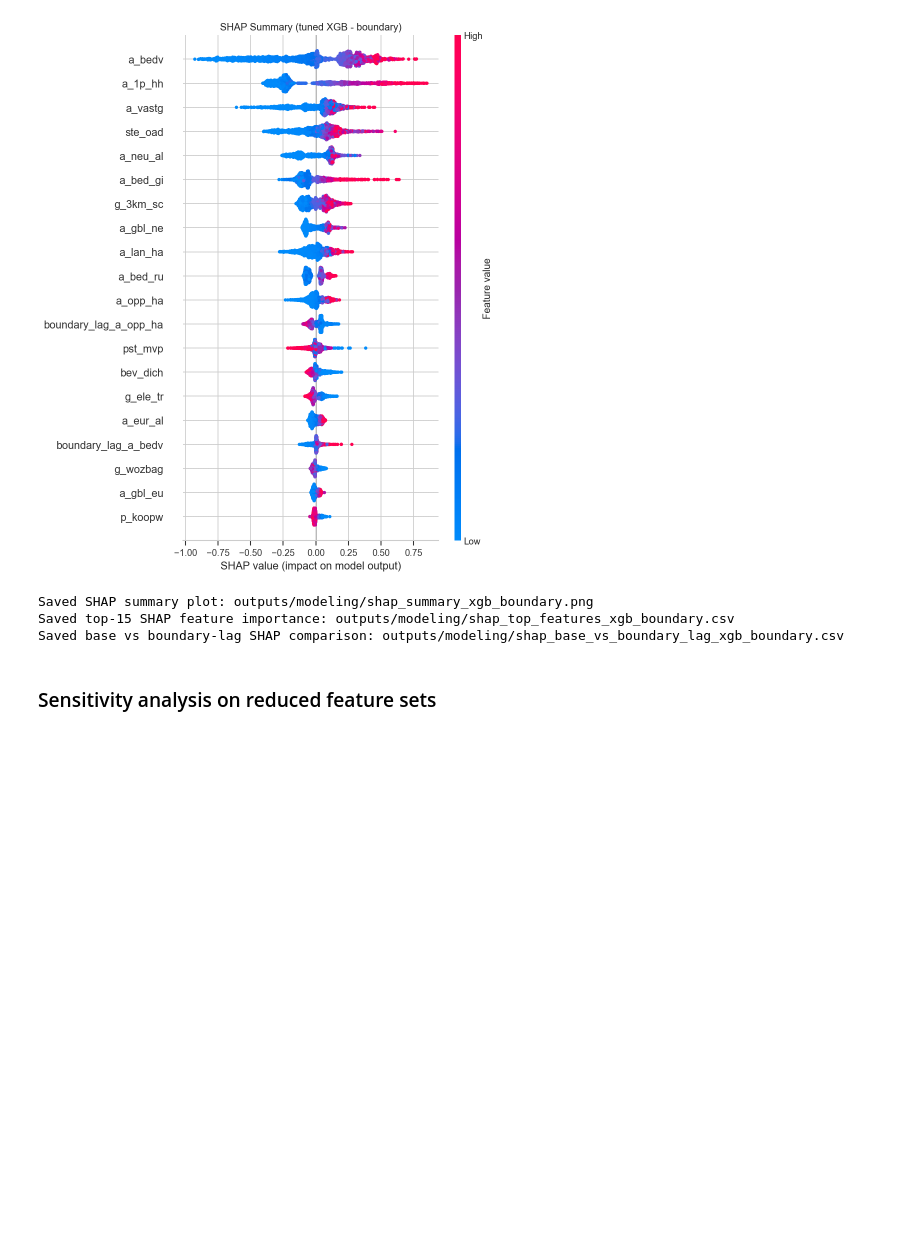
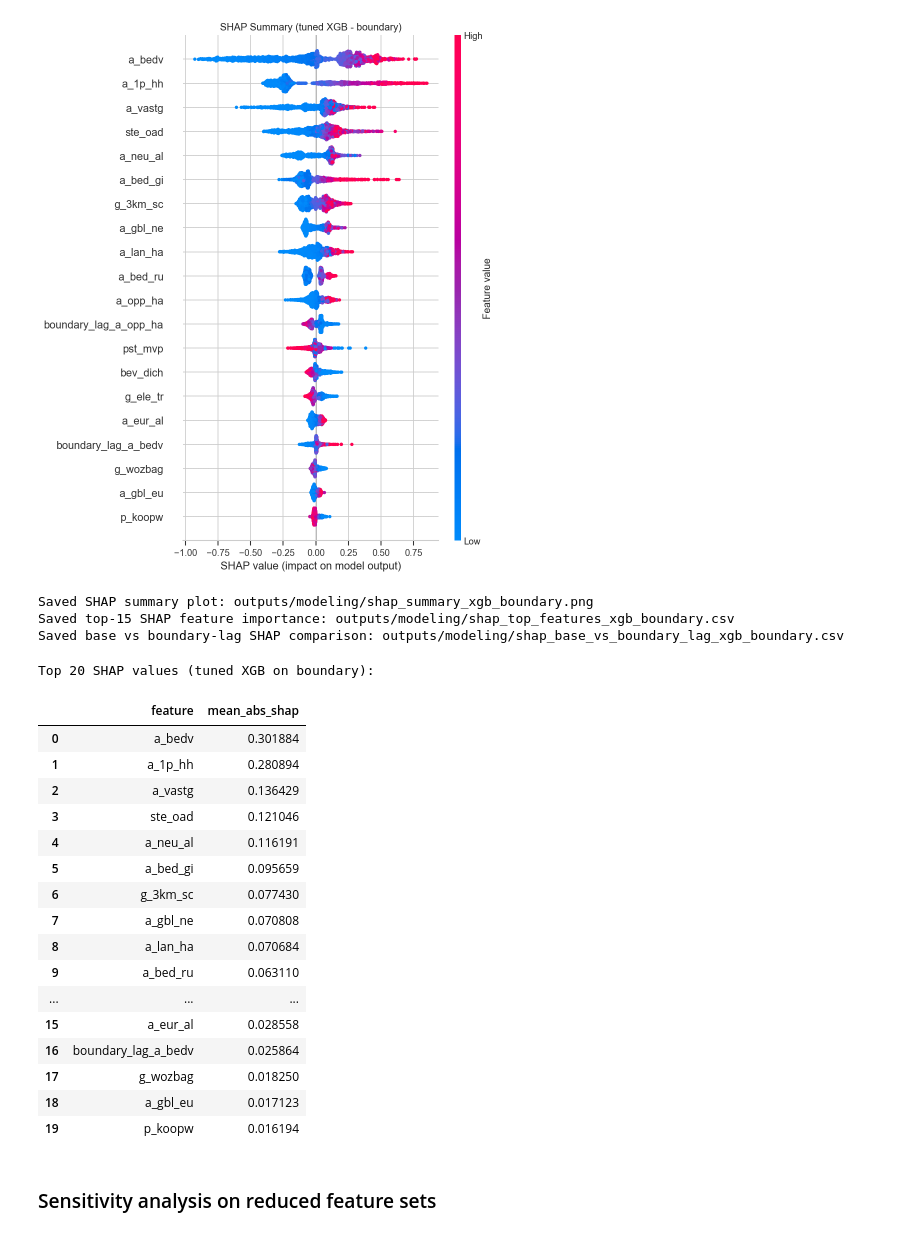
Before and after one commit to aukehilbrands/thesis, a Jupyter notebook: 3_modeling_and_analysis.ipynb, the cells around one changed output. Drawn from its saved outputs; the diff is of its cells as text; code cells hidden in the pictures; blank space fills up the shorter version.

```diff
--- a/3_modeling_and_analysis.ipynb
+++ b/3_modeling_and_analysis.ipynb
@@ -1205,6 +1206,37 @@ Saved SHAP feature importance: outputs/modeling/shap_importance_xgb_boundary.csv
 Saved SHAP summary plot: outputs/modeling/shap_summary_xgb_boundary.png
 Saved top-15 SHAP feature importance: outputs/modeling/shap_top_features_xgb_boundary.csv
 Saved base vs boundary-lag SHAP comparison: outputs/modeling/shap_base_vs_boundary_lag_xgb_boundary.csv
+# %%
+# Print the top 20 SHAP values for the best-performing model as a table (tuned XGB on boundary, if available)
+try:
+    best_shap_path = MODEL_OUT_DIR / "shap_importance_xgb_boundary.csv"
+    if best_shap_path.exists():
+        shap_df = pd.read_csv(best_shap_path)
+        print("Top 20 SHAP values (tuned XGB on boundary):")
+        display(shap_df.head(20))
+    else:
+        print("SHAP importance file not found:", best_shap_path)
+except Exception as ex:
+    print("Unable to print SHAP table:", repr(ex))
+# %% [output]
+Top 20 SHAP values (tuned XGB on boundary):
+|  | feature | mean_abs_shap |
+| 0 | a_bedv | 0.301884 |
+| 1 | a_1p_hh | 0.280894 |
+| 2 | a_vastg | 0.136429 |
+| 3 | ste_oad | 0.121046 |
+| 4 | a_neu_al | 0.116191 |
+| 5 | a_bed_gi | 0.095659 |
+| 6 | g_3km_sc | 0.077430 |
+| 7 | a_gbl_ne | 0.070808 |
+| 8 | a_lan_ha | 0.070684 |
+| 9 | a_bed_ru | 0.063110 |
+| ... | ... | ... |
+| 15 | a_eur_al | 0.028558 |
+| 16 | boundary_lag_a_bedv | 0.025864 |
+| 17 | g_wozbag | 0.018250 |
+| 18 | a_gbl_eu | 0.017123 |
+| 19 | p_koopw | 0.016194 |
 # %% [markdown]
 ### Sensitivity analysis on reduced feature sets
 # %%
```
Also changed, not shown: parts of 13 cells of this notebook, 10 other files.
